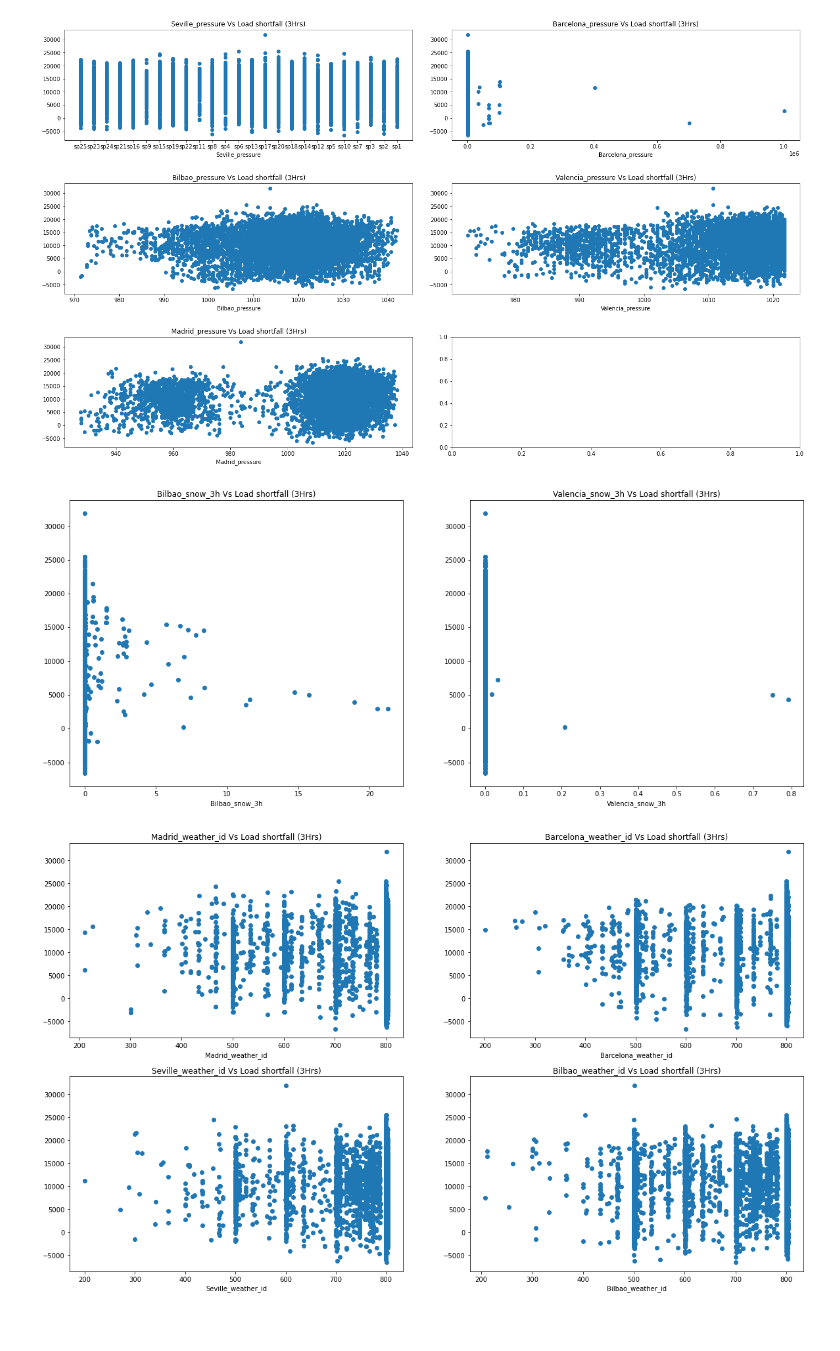
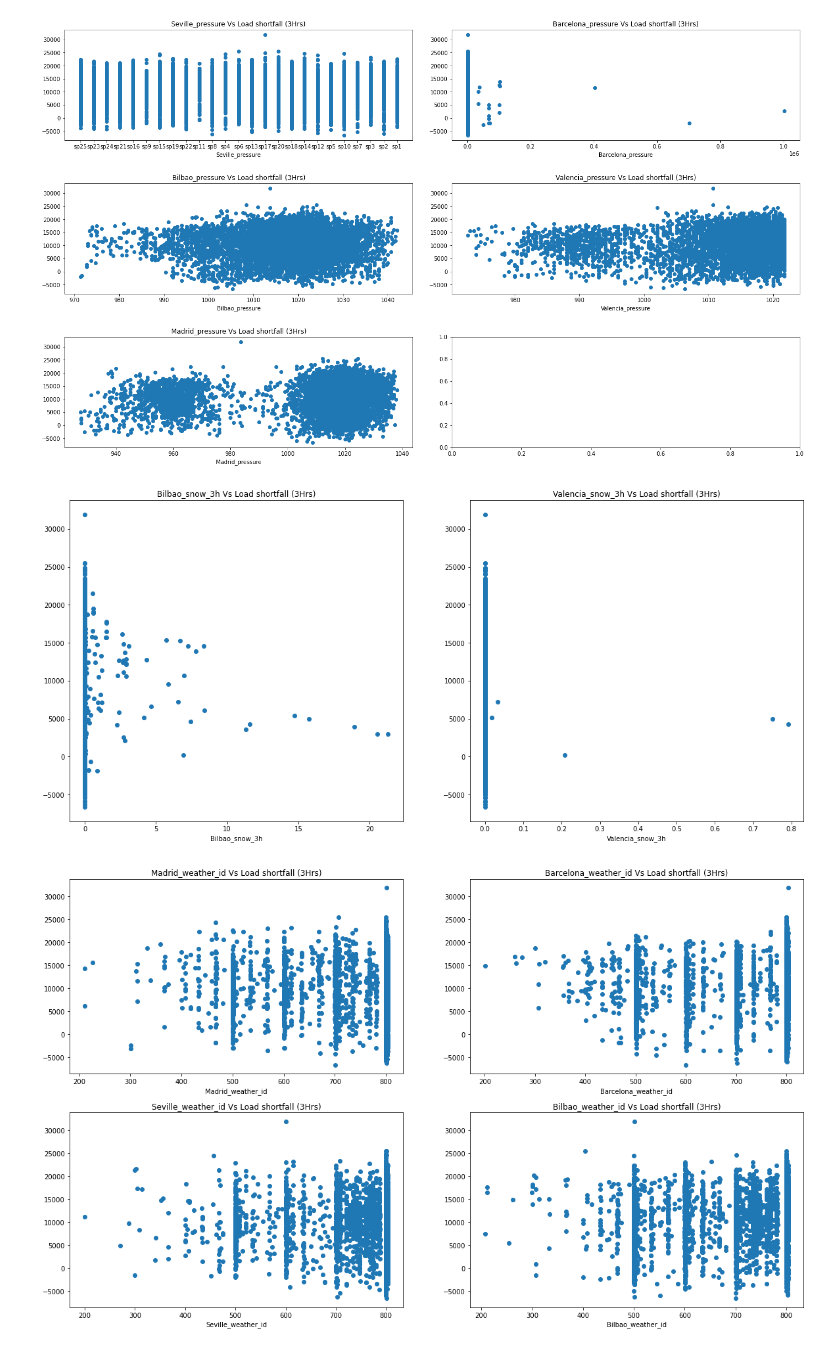
Before and after one commit to setshabapm/spain_electricity_shortfall_challenge_2023, a Jupyter notebook: Advanced-Regression-Starter-Data/starter-notebook.ipynb, the cells around one changed output. Saved outputs shown, nothing was run; the diff lists cells and outputs as text; code cells hidden in the pictures.

```diff
--- a/Advanced-Regression-Starter-Data/starter-notebook.ipynb
+++ b/Advanced-Regression-Starter-Data/starter-notebook.ipynb
@@ -169,14 +152,3 @@ print("Kurtosis: {:.6f}".format(df_train['load_shortfall_3h'].kurt()))
 # %% [output]
 Skewness: -0.384847
 Kurtosis: -0.118999
-# %%
-# plot relevant feature interactions
-wind_speed = df_train[['Madrid_wind_speed', 'Valencia_wind_speed', 'Bilbao_wind_speed', 'Barcelona_wind_speed',
-                      'Seville_wind_speed']]
-fig = plt.figure(figsize=(20,12))
-axs = fig.subplots(2, 3)
-for ax, column in zip(axs.ravel(), wind_speed.columns.tolist()):
-    ax.scatter(wind_speed[column], df_train['load_shortfall_3h'])
-    ax.title.set_text('{} Vs Load shortfall (3Hrs)'.format(column))
-    ax.set_xlabel('{}'.format(column))
-plt.show()
@@ -184,0 +239,19 @@ plt.show()
+# %%
+def scatter(keyword, fit=False):
+    features = [col for col in df_train.columns if col.endswith(keyword)]
+    if len(features) == 5:
+        fig = plt.figure(figsize=(20,12))
+        axs = fig.subplots(3,2)
+    elif 2 < len(features) < 5:
+        fig = plt.figure(figsize=(20,12))
+        axs = fig.subplots(2,2)
+    else:
+        fig = plt.figure(figsize=(20,9))
+        axs = fig.subplots(1,2)
+    for ax, column in zip(axs.ravel(), features):
+        ax.scatter(df_train[column],df_train['load_shortfall_3h'])
+        ax.title.set_text('{} Vs Load shortfall (3Hrs)'.format(column))
+        ax.set_xlabel('{}'.format(column))
+    if fit == True:
+        fig.tight_layout(pad=3.0)
+    plt.show()
@@ -262,16 +284,7 @@ plt.show()
 # %% [output]
 [figure]
 # %%
-snow_3h_columns = [col for col in df_train.columns if col.endswith('_snow_3h')]
-snow_3h = df_train[snow_3h_columns]
-
-fig = plt.figure(figsize=(20,8))
-axs = fig.subplots(1,2)
-for ax, column in zip(axs.ravel(), snow_3h_columns):
-    ax.scatter(df_train[column],df_train['load_shortfall_3h'])
-    ax.title.set_text('{} Vs Load shortfall (3Hrs)'.format(column))
-    ax.set_xlabel('{}'.format(column))
-plt.show()
+scatter('_snow_3h')
 # %% [output]
-[figure, old version]
+[figure, new version]
 # %%
```
Also changed, not shown: parts of 102 cells of this notebook.
